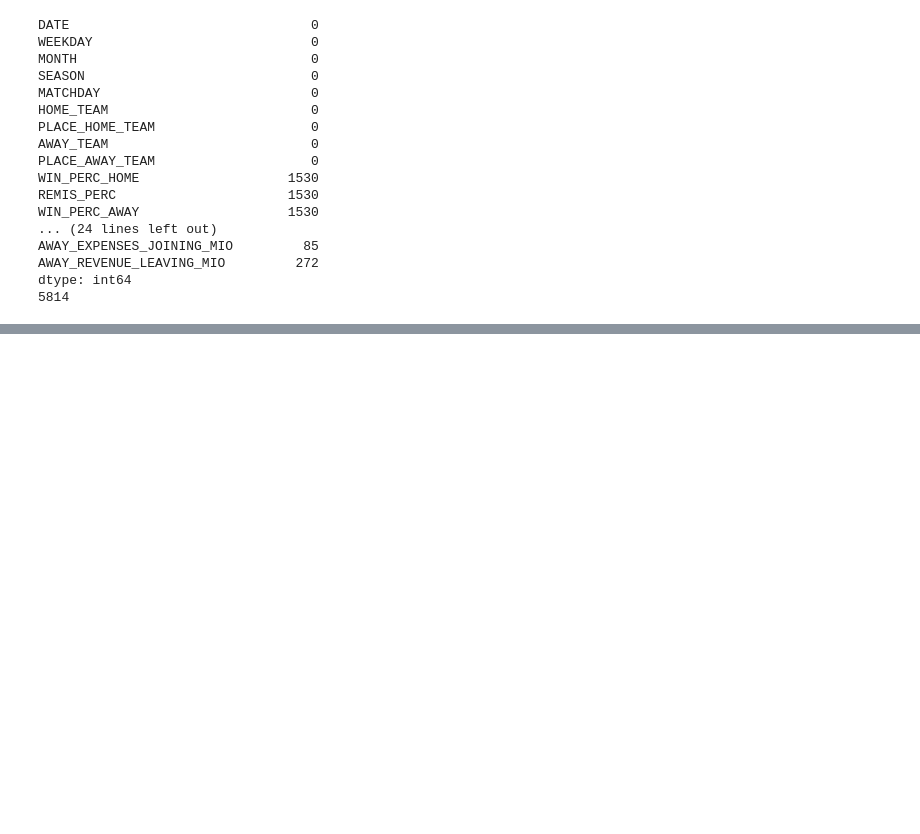
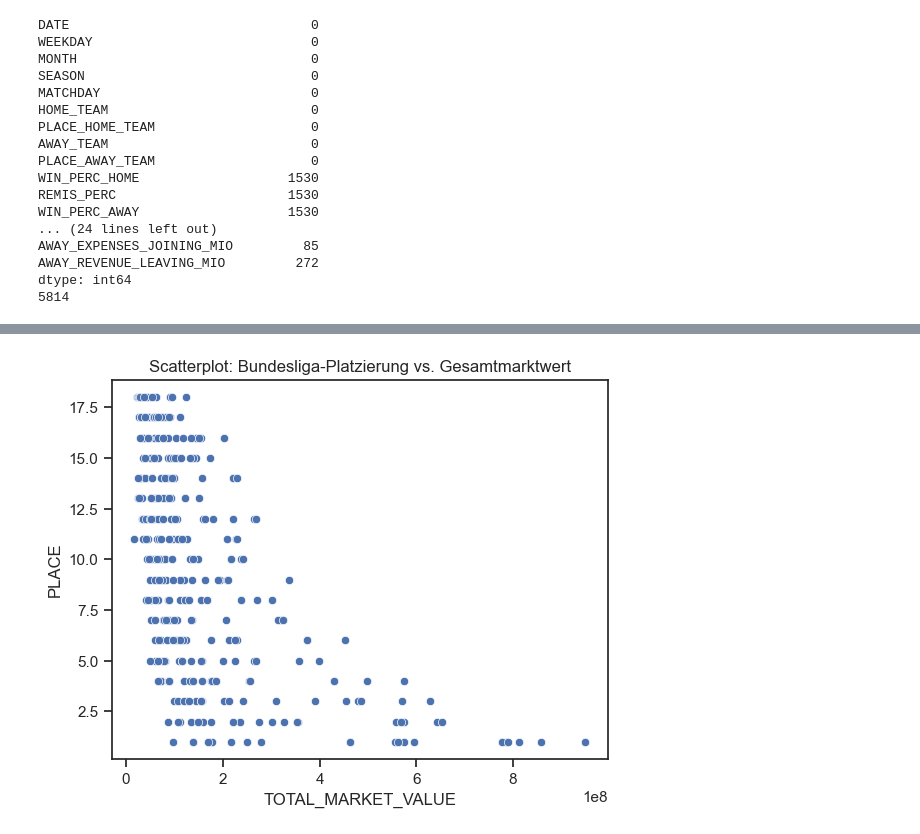
Before and after one commit to lucajanas/web-mining, a Jupyter notebook: 04_DataAnalysis.ipynb, the cells around one changed output, grey strips where cells are left out. Cells and saved outputs as stored; diff of their text form; code cells hidden in the pictures; blank space fills up the shorter version.

```diff
--- a/04_DataAnalysis.ipynb
+++ b/04_DataAnalysis.ipynb
@@ -81,0 +222,9 @@ dtype: int64
+# %%
+sns.set(style="ticks")
+scatter = sns.scatterplot(data=df_club_c, x="TOTAL_MARKET_VALUE", y="PLACE")
+
+plt.subplots_adjust(top=0.9)  # Adjust the position of the title
+plt.title("Scatterplot: Bundesliga-Platzierung vs. Gesamtmarktwert")
+plt.show()
+# %% [output]
+[figure, added]
```
Also changed, not shown: parts of 58 cells of this notebook, 1 other file.
